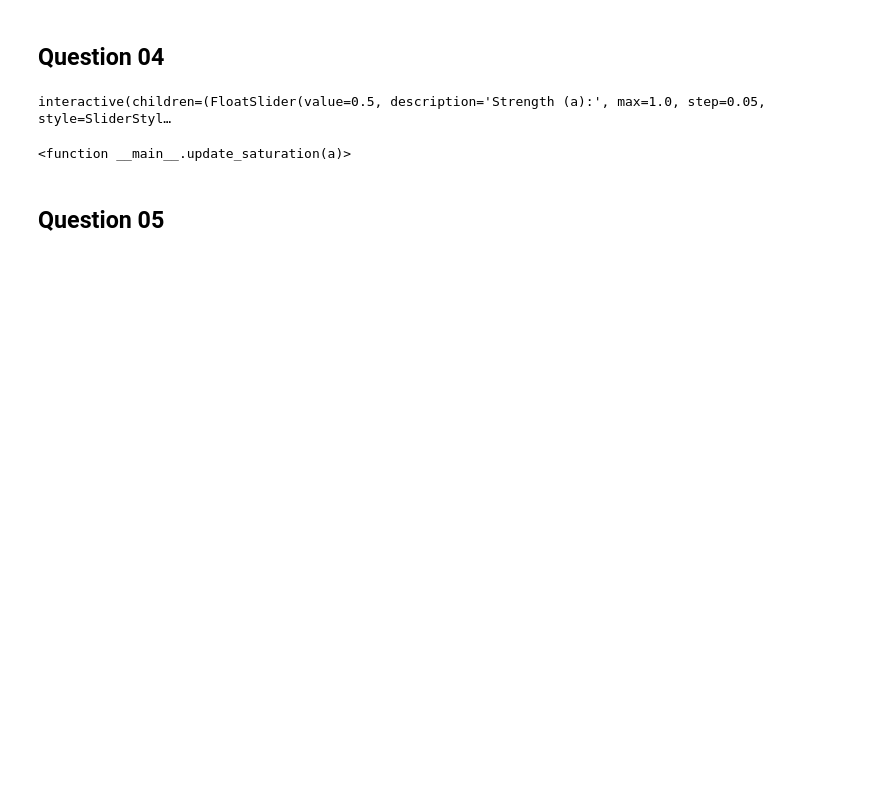
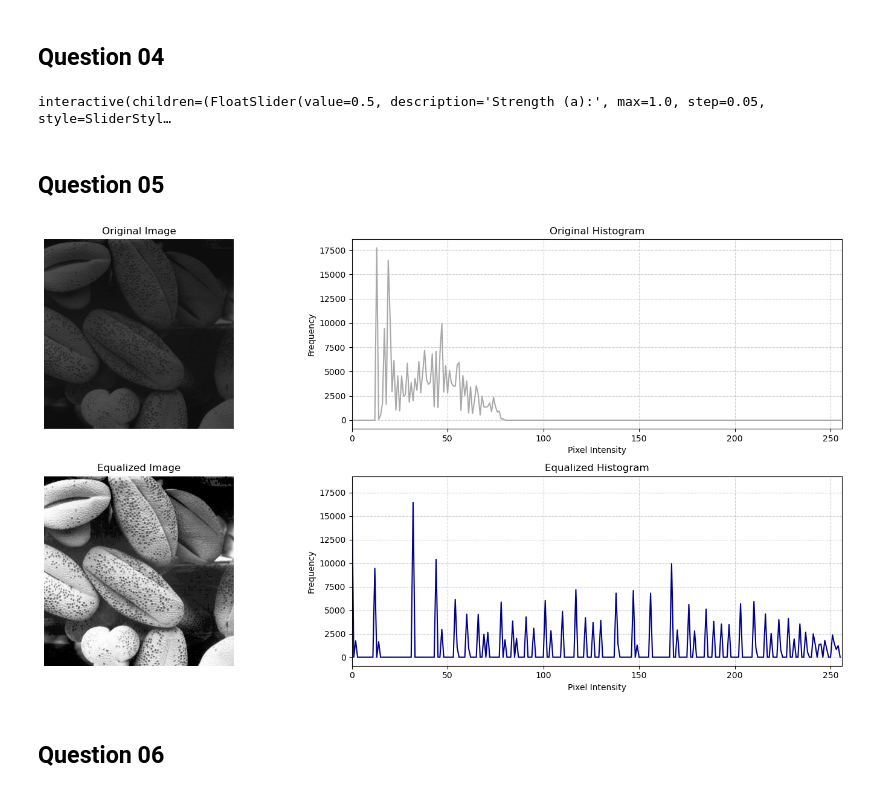
Before and after one commit to dilshan-49/EN3160, a Jupyter notebook: A01/220067G_A01.ipynb, the cells around one changed output. Drawn from its saved outputs; the diff is of its cells as text; code cells hidden in the pictures; blank space fills up the shorter version.

```diff
--- a/A01/220067G_A01.ipynb
+++ b/A01/220067G_A01.ipynb
@@ -218,7 +227,7 @@ def update_saturation(a):
     img_transformed_hsv = cv.merge([h, s_transformed, v])
     img_transformed_rgb = cv.cvtColor(img_transformed_hsv, cv.COLOR_HSV2RGB)
 
-    # --- 3. Display the images ---
+    # --- Display the images ---
     fig, axes = plt.subplots(1, 2, figsize=(14, 6))
 
     axes[0].imshow(img_rgb)
@@ -231,7 +240,7 @@ def update_saturation(a):
 
     # Intensity Transformation Plot
 
-    plt.figure(figsize=(8,6))
+    fig = plt.figure(figsize=(4,4))
     plt.plot(x, lut, color='crimson', linewidth=2, label='Transformation Curve')
     plt.plot(x, x, linestyle='--', color='gray', label='Original (y=x)') # Reference line
     plt.title('Intensity Transformation (LUT)')
@@ -246,7 +255,7 @@ def update_saturation(a):
     plt.show()
 
 
-interact(
+_=interact(
         update_saturation,
         a=FloatSlider(
             min=0.0,
@@ -259,6 +268,10 @@ interact(
     )
 # %% [output]
 interactive(children=(FloatSlider(value=0.5, description='Strength (a):', max=1.0, step=0.05, style=SliderStyl…
-<function __main__.update_saturation(a)>
 # %% [markdown]
 ## Question 05
+# %%
+import numpy as np
+import cv2 as cv
+import matplotlib.pyplot as plt
+IMG_PATH="./a1images/"
@@ -264,0 +301,50 @@ interactive(children=(FloatSlider(value=0.5, description='Strength (a):', max=1.
+# %%
+img = cv.imread(IMG_PATH+"shells.tif", cv.IMREAD_GRAYSCALE)
+
+equalized_img = equalize_histogram(img)
+
+# Original histogram
+hist_original = cv.calcHist([img], [0], None, [256], [0, 256])
+# Equalized histogram
+hist_equalized = cv.calcHist([equalized_img], [0], None, [256], [0, 256])
+
+# Display the results.
+fig = plt.figure(figsize=(16,8))
+
+# Original Image
+plt.subplot(2, 2, 1)
+plt.imshow(cv.cvtColor(img, cv.COLOR_BGR2RGB))
+plt.title('Original Image')
+plt.axis('off')
+
+# Original Histogram
+plt.subplot(2, 2, 2)
+plt.plot(hist_original, color='darkgray')
+plt.title('Original Histogram')
+plt.xlabel('Pixel Intensity')
+plt.ylabel('Frequency')
+plt.xlim([0, 256])
+plt.grid(True, linestyle='--', alpha=0.6)
+
+
+# Equalized Image
+plt.subplot(2, 2, 3)
+plt.imshow(equalized_img, cmap='gray')
+plt.title('Equalized Image')
+plt.axis('off')
+
+# Equalized Histogram
+plt.subplot(2, 2, 4)
+plt.plot(hist_equalized, color='darkblue')
+plt.title('Equalized Histogram')
+plt.xlabel('Pixel Intensity')
+plt.ylabel('Frequency')
+plt.xlim([0, 256])
+plt.grid(True, linestyle='--', alpha=0.6)
+
+plt.tight_layout()
+plt.show()
+# %% [output]
+[figure, added]
+# %% [markdown]
+## Question 06
```
Also changed, not shown: parts of 16 cells of this notebook.
